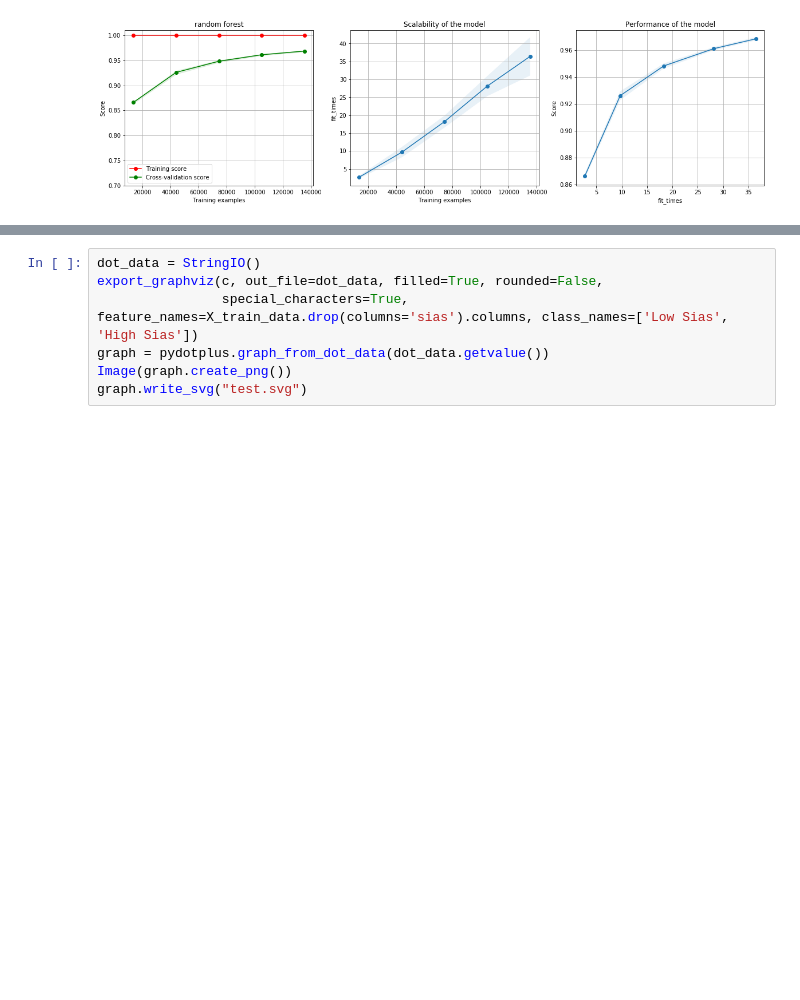
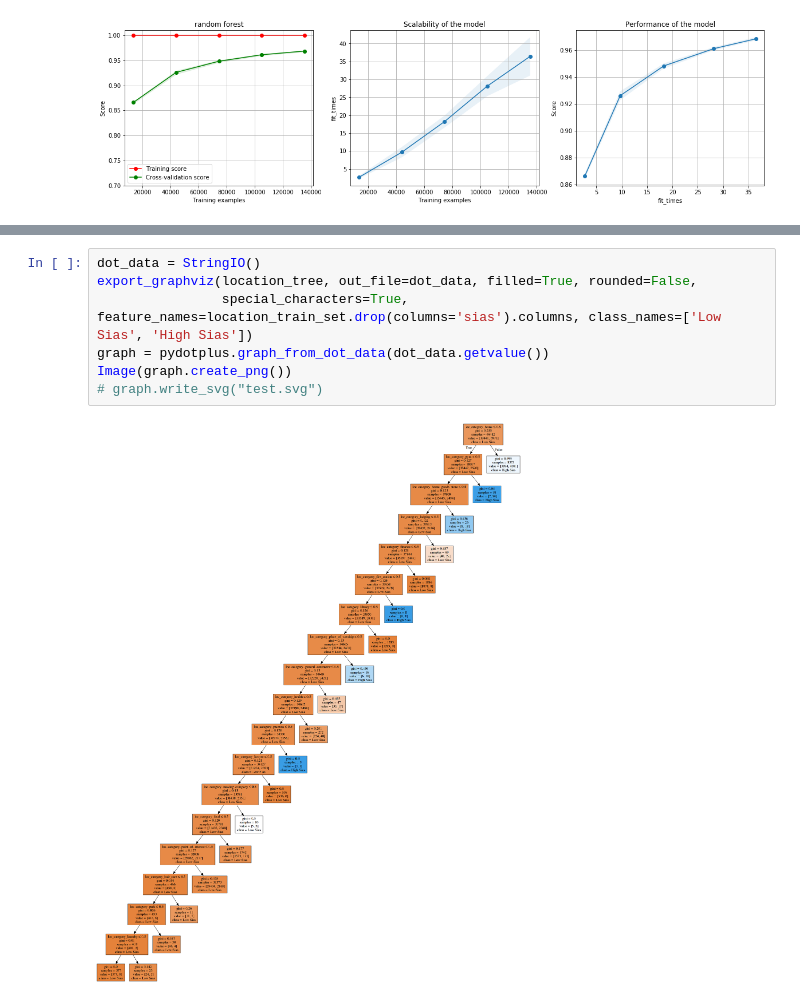
Before and after one commit to modelorona/level4dissertation, a Jupyter notebook: src/analysis/analysis.ipynb, the cells around one changed output, grey strips where cells are left out. Drawn from its saved outputs; the diff is of its cells as text; blank space fills up the shorter version.

```diff
--- a/src/analysis/analysis.ipynb
+++ b/src/analysis/analysis.ipynb
@@ -725,7 +991,9 @@ Fitting 2 folds for each of 3564 candidates, totalling 7128 fits
 # %%
 dot_data = StringIO()
-export_graphviz(c, out_file=dot_data, filled=True, rounded=False,
-                special_characters=True, feature_names=X_train_data.drop(columns='sias').columns, class_names=['Low Sias', 'High Sias'])
+export_graphviz(location_tree, out_file=dot_data, filled=True, rounded=False,
+                special_characters=True, feature_names=location_train_set.drop(columns='sias').columns, class_names=['Low Sias', 'High Sias'])
 graph = pydotplus.graph_from_dot_data(dot_data.getvalue())
 Image(graph.create_png())
-graph.write_svg("test.svg")
+# graph.write_svg("test.svg")
+# %% [output]
+[figure, added]
```
Also changed, not shown: parts of 21 cells of this notebook, 2 other files.
